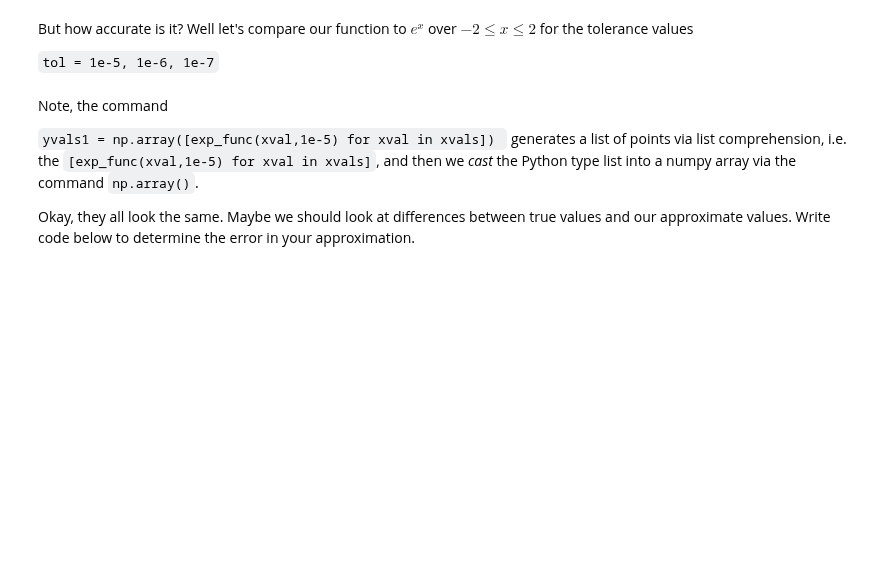
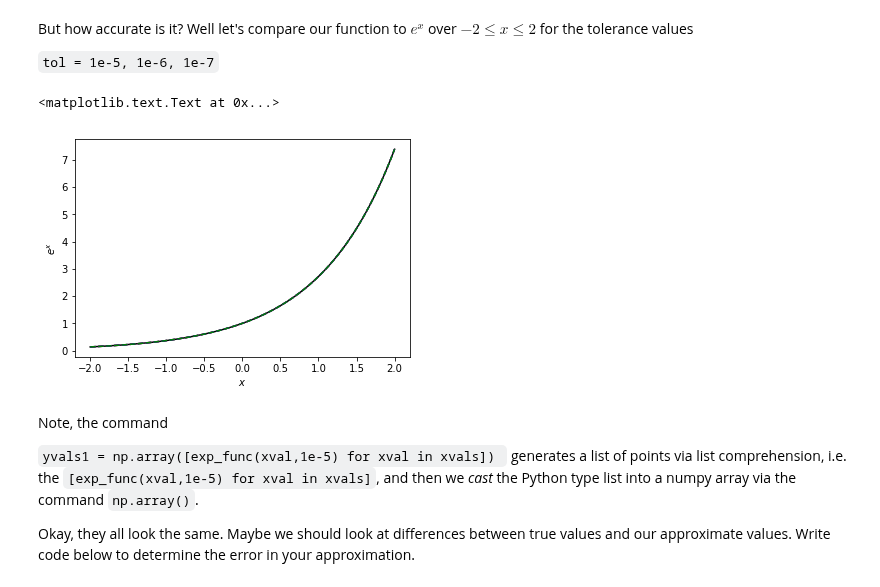
Before and after one commit to cwcurtis/Math-340-Notebooks, a Jupyter notebook: Lectures/Course_Lectures/Lecture_Three_Loops_and_Loops.ipynb, the cells around one changed output. Saved outputs shown, nothing was run; the diff lists cells and outputs as text; code cells hidden in the pictures; blank space fills up the shorter version.

```diff
--- a/Lectures/Course_Lectures/Lecture_Three_Loops_and_Loops.ipynb
+++ b/Lectures/Course_Lectures/Lecture_Three_Loops_and_Loops.ipynb
@@ -117,10 +153,10 @@ $$
 So, if put this all together, to make this work in Python, we write
 # %%
 def exp_func(x,tol):
-    tot = 1.
-    aj = 1.
+    tot = np.ones(x.size)
+    aj = np.ones(x.size)
     j = 1
-    while np.abs(aj)>=tol:
+    while np.max(np.abs(aj))>=tol:
         aj *= x/j
         tot += aj
         j += 1
@@ -134,17 +170,20 @@ tol = 1e-5, 1e-6, 1e-7
 # %%
 xvals = np.linspace(-2.,2.,int(1e3))
 yvalst = np.exp(xvals)
-yvals1 = np.array([exp_func(xval,1e-5) for xval in xvals])
-yvals2 = np.array([exp_func(xval,1e-6) for xval in xvals])
-yvals3 = np.array([exp_func(xval,1e-7) for xval in xvals])
+yvals1 = exp_func(xvals,1e-5)
+yvals2 = exp_func(xvals,1e-6)
+yvals3 = exp_func(xvals,1e-7)
 
 plt.plot(xvals,yvalst,color='k')
 plt.plot(xvals,yvals1,color='r',ls='--')
 plt.plot(xvals,yvals2,color='b',ls='--')
 plt.plot(xvals,yvals3,color='g',ls='--')
 
 plt.xlabel('$x$')
 plt.ylabel('$e^{x}$')
+# %% [output]
+<matplotlib.text.Text at 0x...>
+[figure, added]
 # %% [markdown]
 Note, the command
 
```
Also changed, not shown: parts of 10 cells of this notebook, 1 other file.
